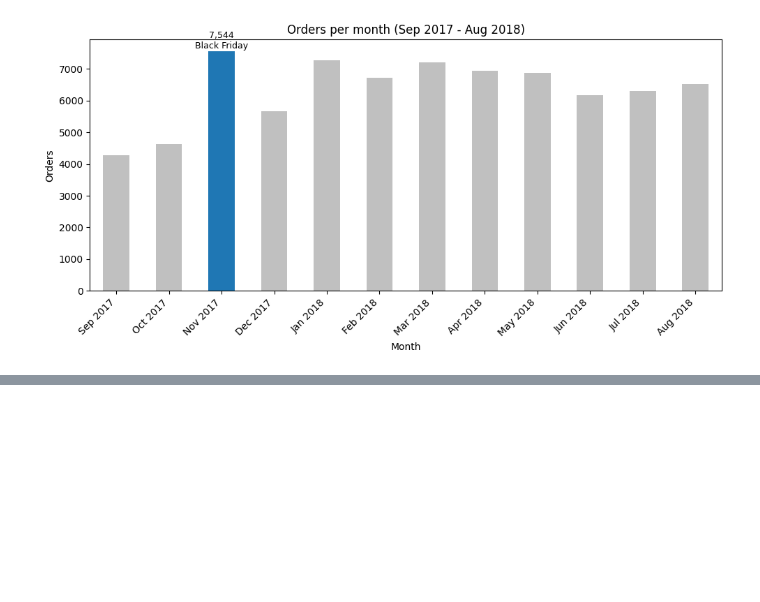
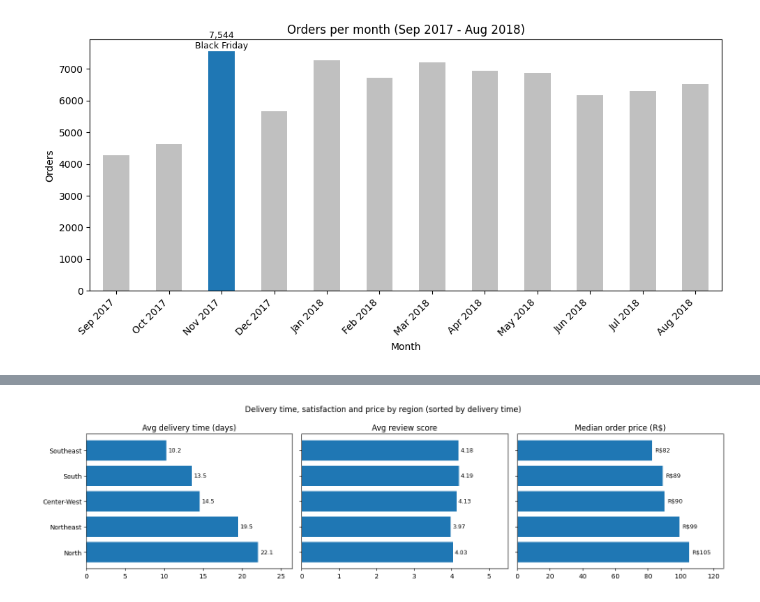
Before and after one commit to CrazySlots/data-engineering-portfolio, a Jupyter notebook: 01_data_exploration/proyecto_1_datasets.ipynb, the cells around one changed output, grey strips where cells are left out. Cells and saved outputs as stored; diff of their text form; code cells hidden in the pictures; blank space fills up the shorter version.

```diff
--- a/01_data_exploration/proyecto_1_datasets.ipynb
+++ b/01_data_exploration/proyecto_1_datasets.ipynb
@@ -664,3 +688,83 @@ Is there a difference in price/satisfaction by region?
 # %%
 #Is there a difference in price/satisfaction by region?
-#TODO: In progress
+#One review per order (a few orders have more than one review, so we average them)
+df_review_per_order=df_order_reviews.groupby('order_id')['review_score'].mean().reset_index()
+
+df_reviews_and_time_price=df_review_per_order.merge(df_orders,on='order_id',how='left')\
+                            .dropna(subset=['order_delivered_customer_date', 'review_score'])
+df_reviews_and_time_price['order_purchase_timestamp']=pd.to_datetime(df_reviews_and_time_price['order_purchase_timestamp'])
+df_reviews_and_time_price['order_delivered_customer_date']=pd.to_datetime(df_reviews_and_time_price['order_delivered_customer_date'])
+df_reviews_and_time_price['delivery_time_days']=(df_reviews_and_time_price['order_delivered_customer_date']-df_reviews_and_time_price['order_purchase_timestamp']).dt.days
+
+#Price and freight per order, kept separate (freight varies a lot by region)
+df_total_price=df_order_items.groupby('order_id')[['price','freight_value']].sum().reset_index()
+df_reviews_and_time_price=df_reviews_and_time_price.merge(df_total_price,on='order_id',how='left')
+
+#Customer state
+df_reviews_and_time_price=df_reviews_and_time_price.merge(df_customer[['customer_id','customer_state']],on='customer_id',how='left')
+
+#Sanity check: each order must appear only once
+print(df_reviews_and_time_price['order_id'].is_unique)
+print(df_reviews_and_time_price[['order_id','customer_state','price','freight_value','review_score','delivery_time_days']].head())
+
+#Map each state to its official Brazilian region
+state_to_region={
+    'AC':'North', 'AP':'North', 'AM':'North', 'PA':'North', 'RO':'North', 'RR':'North', 'TO':'North',
+    'AL':'Northeast', 'BA':'Northeast', 'CE':'Northeast', 'MA':'Northeast', 'PB':'Northeast',
+    'PE':'Northeast', 'PI':'Northeast', 'RN':'Northeast', 'SE':'Northeast',
+    'DF':'Center-West', 'GO':'Center-West', 'MT':'Center-West', 'MS':'Center-West',
+    'ES':'Southeast', 'MG':'Southeast', 'RJ':'Southeast', 'SP':'Southeast',
+    'PR':'South', 'RS':'South', 'SC':'South'
+}
+df_reviews_and_time_price['region']=df_reviews_and_time_price['customer_state'].map(state_to_region)
+
+#Sanity check: every state must have a region (should print 0)
+print(df_reviews_and_time_price['region'].isna().sum())
+
+#Price, satisfaction and delivery time by region
+df_region_summary=df_reviews_and_time_price.groupby('region').agg(
+    orders=('order_id','count'),
+    median_price=('price','median'),
+    avg_freight=('freight_value','mean'),
+    avg_rating=('review_score','mean'),
+    avg_delivery_days=('delivery_time_days','mean')
+).round(2).sort_values('avg_delivery_days')
+print(df_region_summary)
+
+#Kruskal-Wallis: are the rating differences between regions real?
+ratings_by_region=[group['review_score'] for region, group in df_reviews_and_time_price.groupby('region')]
+statistic, p_value_kruskal=kruskal(*ratings_by_region)
+print(f"\nKruskal-Wallis p-value: {p_value_kruskal:.4f}")
+print(f"Difference between best and worst region: {df_region_summary['avg_rating'].max()-df_region_summary['avg_rating'].min():.2f} stars")
+
+#Plot: delivery time, satisfaction and price by region (small multiples, same region order)
+#Reverse the order so the fastest region appears at the top of the horizontal bars
+plot_data=df_region_summary.iloc[::-1]
+
+fig, (ax1, ax2, ax3)=plt.subplots(1, 3, figsize=(15, 4), sharey=True)
+
+#1) Average delivery time
+ax1.barh(plot_data.index, plot_data['avg_delivery_days'], color='tab:blue')
+ax1.set_title('Avg delivery time (days)')
+ax1.set_xlim(0, plot_data['avg_delivery_days'].max() * 1.2)
+for i, value in enumerate(plot_data['avg_delivery_days']):
+    ax1.text(value + 0.3, i, f'{value:.1f}', va='center', fontsize=9)
+
+#2) Average review score
+ax2.barh(plot_data.index, plot_data['avg_rating'], color='tab:blue')
+ax2.set_title('Avg review score')
+ax2.set_xlim(0, 5.5)  # Full 0-5 scale
+for i, value in enumerate(plot_data['avg_rating']):
+    ax2.text(value + 0.05, i, f'{value:.2f}', va='center', fontsize=9)
+
+#3) Median order price
+ax3.barh(plot_data.index, plot_data['median_price'], color='tab:blue')
+ax3.set_title('Median order price (R$)')
+ax3.set_xlim(0, plot_data['median_price'].max() * 1.2)
+for i, value in enumerate(plot_data['median_price']):
+    ax3.text(value + 2, i, f'R${value:.0f}', va='center', fontsize=9)
+
+fig.suptitle('Delivery time, satisfaction and price by region (sorted by delivery time)')
+plt.tight_layout()
+plt.show()
+# %% [output]
@@ -667 +788,2 @@ Is there a difference in price/satisfaction by region?
+[figure, added]
 # %% [markdown]
```
Also changed, not shown: parts of 33 cells of this notebook, 2 other files.
